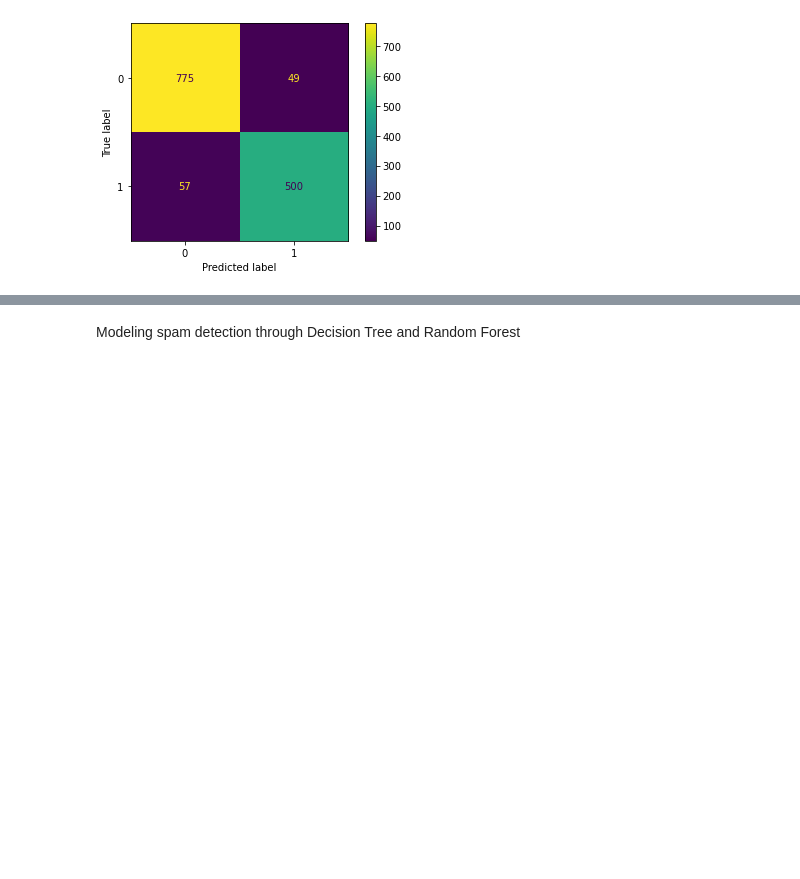
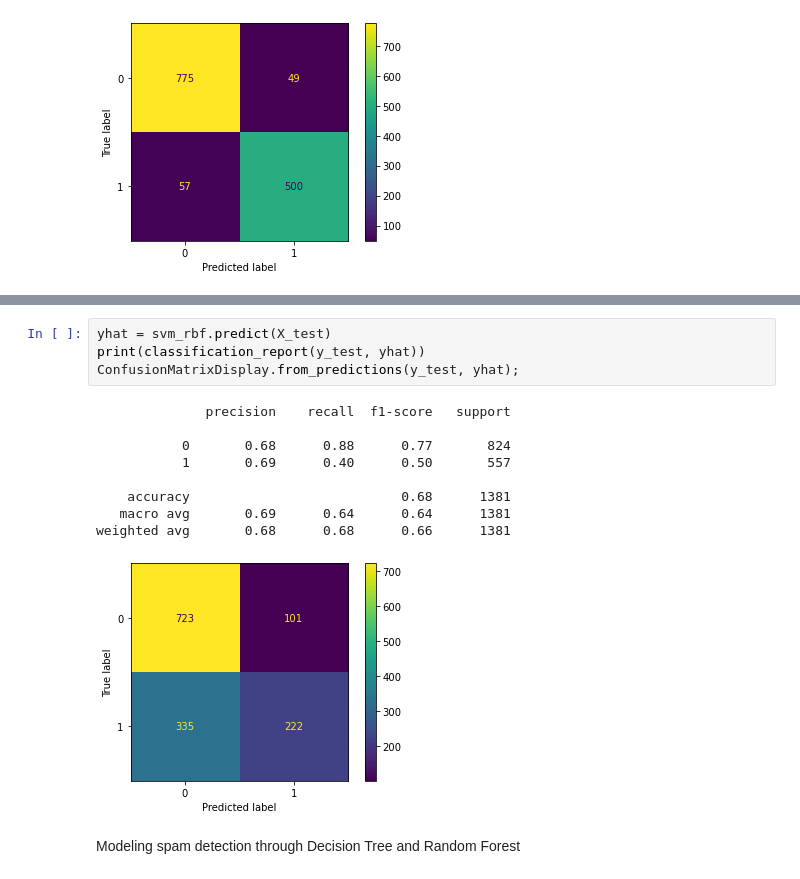
Before and after one commit to COGS118A/Group035-SP23, a Jupyter notebook: FinalProject_Group035-SP23.ipynb, the cells around one changed output, grey strips where cells are left out. Saved outputs shown, nothing was run; the diff lists cells and outputs as text; blank space fills up the shorter version.

```diff
--- a/FinalProject_Group035-SP23.ipynb
+++ b/FinalProject_Group035-SP23.ipynb
@@ -145,3 +177,17 @@ weighted avg       0.92      0.92      0.92      1381
+# %%
+yhat = svm_rbf.predict(X_test)
+print(classification_report(y_test, yhat))
+ConfusionMatrixDisplay.from_predictions(y_test, yhat);
+# %% [output]
+              precision    recall  f1-score   support
+
+           0       0.68      0.88      0.77       824
+           1       0.69      0.40      0.50       557
+
+    accuracy                           0.68      1381
+   macro avg       0.69      0.64      0.64      1381
+weighted avg       0.68      0.68      0.66      1381
+[figure, added]
 # %% [markdown]
 Modeling spam detection through Decision Tree and Random Forest
 # %%
```
Also changed, not shown: parts of 11 cells of this notebook.
